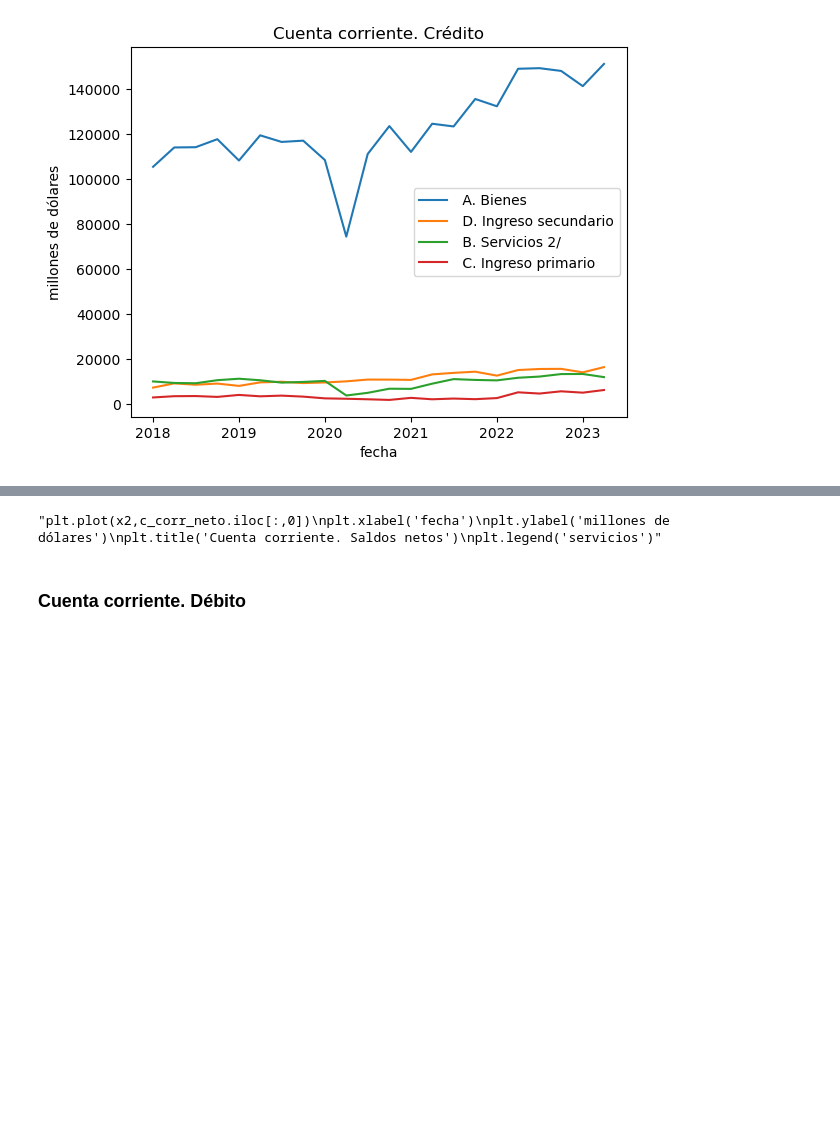
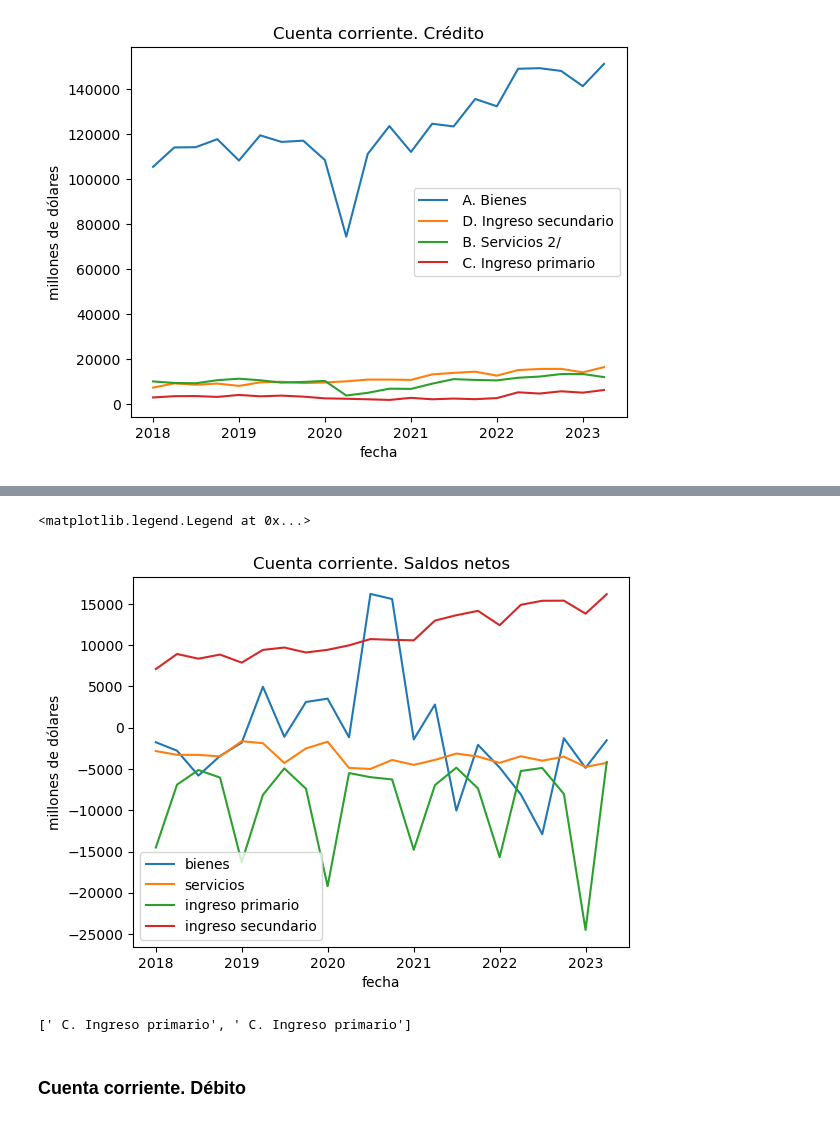
Before and after one commit to sparkieth/estancia_investigacion, a Jupyter notebook: modelacion_economica/modelo_cuenta_corriente.ipynb, the cells around one changed output, grey strips where cells are left out. Drawn from its saved outputs; the diff is of its cells as text; code cells hidden in the pictures; blank space fills up the shorter version.

```diff
--- a/modelacion_economica/modelo_cuenta_corriente.ipynb
+++ b/modelacion_economica/modelo_cuenta_corriente.ipynb
@@ -126,13 +96,20 @@ plt.show()
 # %%
-c_corr_neto={'servicios':[c_corr_credito.iloc[:,2]-c_corr_debito.iloc[:,1]]}
-c_corr_neto
-"""plt.plot(x2,c_corr_neto.iloc[:,0])
+corr_neto_bienes=corr_credito.iloc[:,0]-corr_debito.iloc[:,4]
+corr_neto_serv=corr_credito.iloc[:,2]-corr_debito.iloc[:,3]
+corr_neto_ingprim=corr_credito.iloc[:,3]-corr_debito.iloc[:,1]
+corr_neto_ingsec=corr_credito.iloc[:,1]-corr_debito.iloc[:,0]
+plt.plot(x2,corr_neto_bienes,x2,corr_neto_serv,x2,corr_neto_ingprim,x2,corr_neto_ingsec)
 plt.xlabel('fecha')
 plt.ylabel('millones de dólares')
 plt.title('Cuenta corriente. Saldos netos')
-plt.legend('servicios')"""
+plt.legend(['bienes','servicios','ingreso primario','ingreso secundario'])
 # %% [output]
-"plt.plot(x2,c_corr_neto.iloc[:,0])\nplt.xlabel('fecha')\nplt.ylabel('millones de dólares')\nplt.title('Cuenta corriente. Saldos netos')\nplt.legend('servicios')"
+<matplotlib.legend.Legend at 0x...>
+[figure, added]
+# %%
+[titulo1[3],titulo2[1]]
+# %% [output]
+[' C. Ingreso primario', ' C. Ingreso primario']
 # %% [markdown]
 ### Cuenta corriente. Débito
 # %% [markdown]
```
Also changed, not shown: parts of 6 cells of this notebook.
